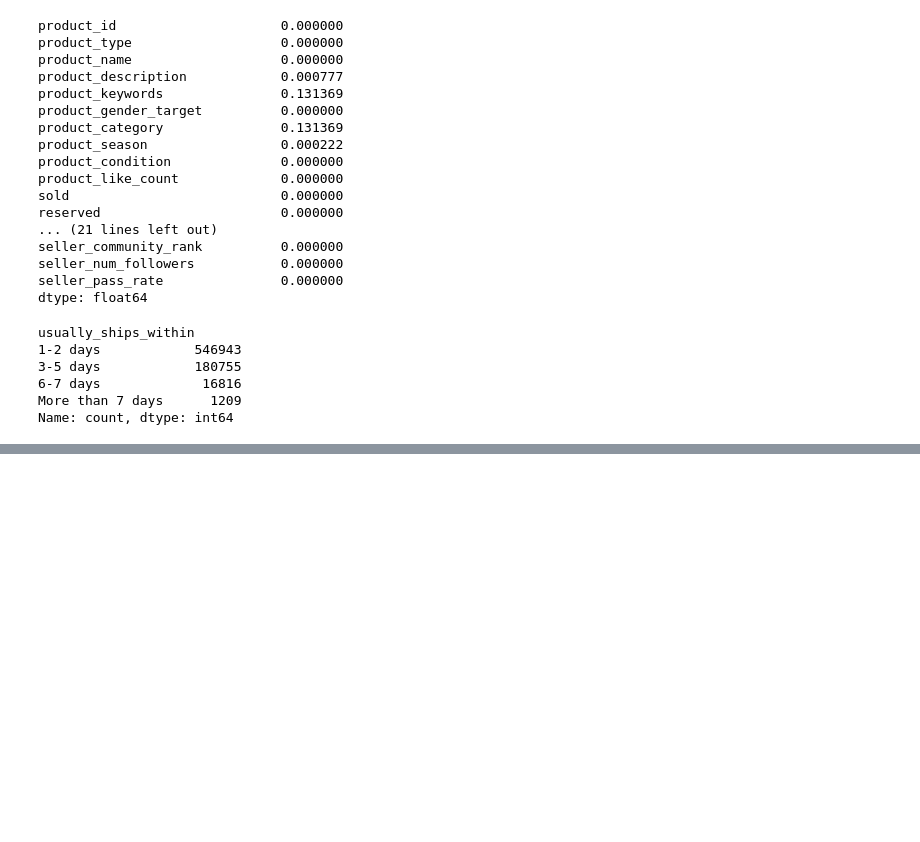
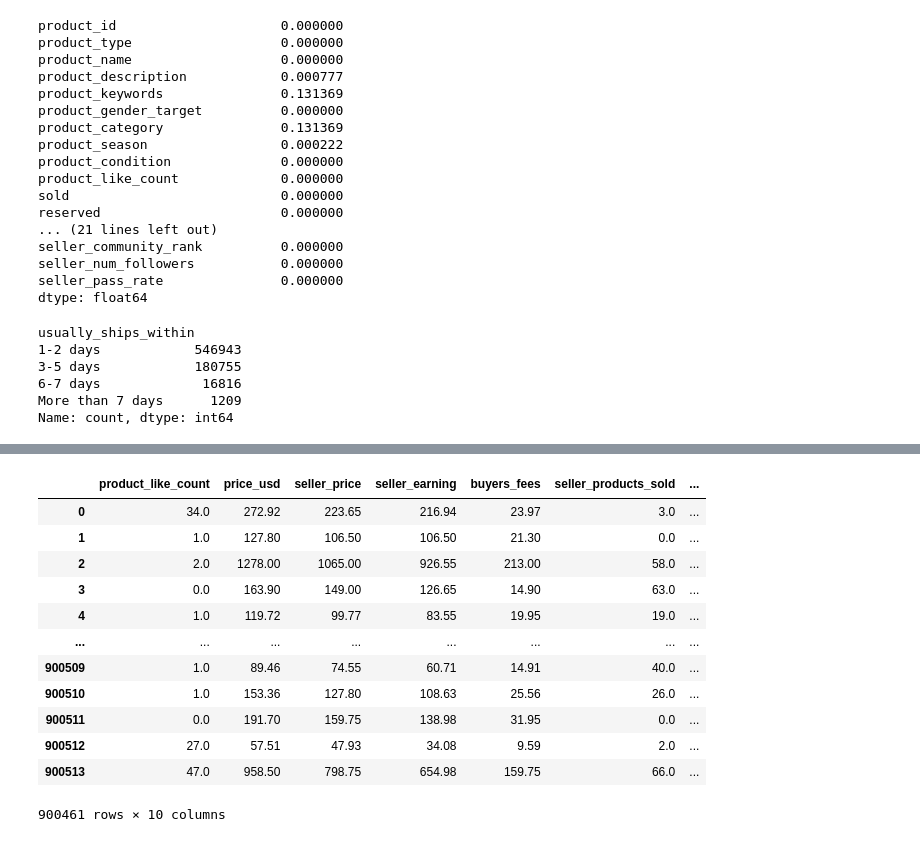
Before and after one commit to aplabey/2nd_hand_fashion_valuation, a Jupyter notebook: notebooks/notebook_SA.ipynb, the cells around one changed output, grey strips where cells are left out. Saved outputs shown, nothing was run; the diff lists cells and outputs as text; code cells hidden in the pictures; blank space fills up the shorter version.

```diff
--- a/notebooks/notebook_SA.ipynb
+++ b/notebooks/notebook_SA.ipynb
@@ -112,0 +318,18 @@ df1['usually_ships_within'] = imputer.transform(df1[''])
+# %%
+numerical_colns = df1.select_dtypes(include=np.number)
+numerical_colns = numerical_colns[['product_like_count','price_usd', 'seller_price', 'seller_earning', 'buyers_fees', 'seller_products_sold', 'seller_num_products_listed', 'seller_community_rank', 'seller_num_followers', 'seller_pass_rate']]
+numerical_colns
+# %% [output]
+|  | product_like_count | price_usd | seller_price | seller_earning | buyers_fees | seller_products_sold | ... |
+| 0 | 34.0 | 272.92 | 223.65 | 216.94 | 23.97 | 3.0 | ... |
+| 1 | 1.0 | 127.80 | 106.50 | 106.50 | 21.30 | 0.0 | ... |
+| 2 | 2.0 | 1278.00 | 1065.00 | 926.55 | 213.00 | 58.0 | ... |
+| 3 | 0.0 | 163.90 | 149.00 | 126.65 | 14.90 | 63.0 | ... |
+| 4 | 1.0 | 119.72 | 99.77 | 83.55 | 19.95 | 19.0 | ... |
+| ... | ... | ... | ... | ... | ... | ... | ... |
+| 900509 | 1.0 | 89.46 | 74.55 | 60.71 | 14.91 | 40.0 | ... |
+| 900510 | 1.0 | 153.36 | 127.80 | 108.63 | 25.56 | 26.0 | ... |
+| 900511 | 0.0 | 191.70 | 159.75 | 138.98 | 31.95 | 0.0 | ... |
+| 900512 | 27.0 | 57.51 | 47.93 | 34.08 | 9.59 | 2.0 | ... |
+| 900513 | 47.0 | 958.50 | 798.75 | 654.98 | 159.75 | 66.0 | ... |
+900461 rows × 10 columns
```
Also changed, not shown: parts of 65 cells of this notebook.
